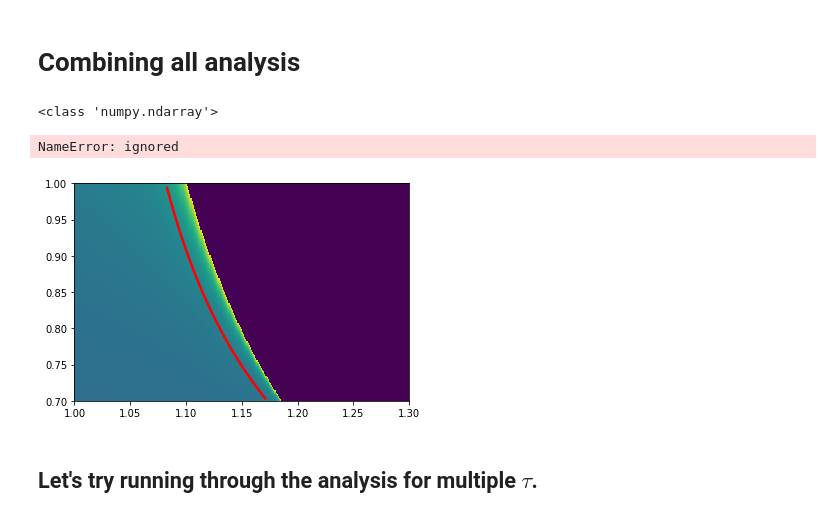
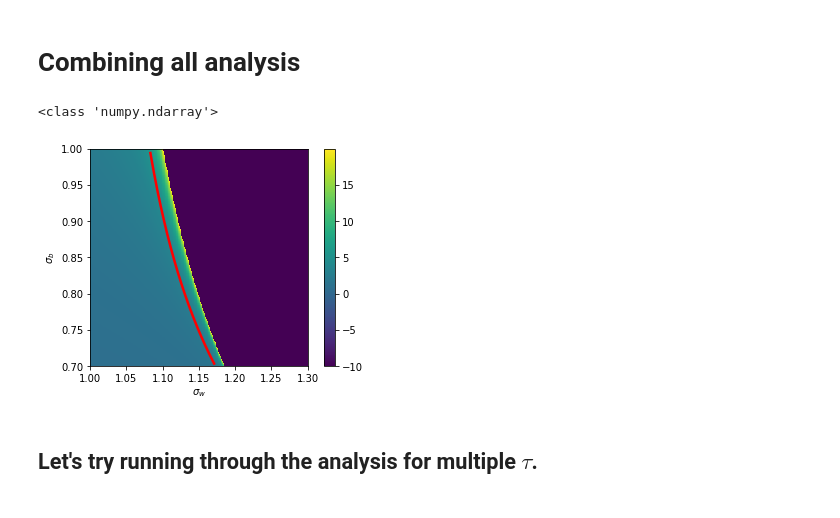
Before and after one commit to ndaultryball1/activation_sparsity, a Jupyter notebook: Deep_Learning_Simulation_WeekF06_07.ipynb, the cells around one changed output. Drawn from its saved outputs; the diff is of its cells as text; code cells hidden in the pictures.

```diff
--- a/Deep_Learning_Simulation_WeekF06_07.ipynb
+++ b/Deep_Learning_Simulation_WeekF06_07.ipynb
@@ -262,31 +266,30 @@ plt.legend(["numerical", "analytical"])
 # %%
 nx, ny = (300,300)
 x = np.linspace(1.0, 1.3, nx)
 y = np.linspace(0.7, 1.0, ny)
 xv, yv = np.meshgrid(x, y, indexing='xy')
 zss = compute_q_star(xv, yv, tau=0.5, max_steps=50, clip=20, err_val=-10)
 
 qstar_eval = np.logspace(.32, .86, 1000)
 sigma_ws_bs_analytical = get_sw_sb_from_q_star_analytical(qstar_eval)
 sigma_ws_analytical = sigma_ws_bs_analytical[0]
 sigma_bs_analytical = sigma_ws_bs_analytical[1]
 
 plt.pcolormesh(x, y, zss)
 plt.plot(sigma_ws_analytical, sigma_bs_analytical, color="red", linewidth=2.5)
-plt.plot(sigma_alt_ws_analytical, sigma_alt_bs_analytical, color="orange", linewidth=2.5)
+#plt.plot(sigma_alt_ws_analytical, sigma_alt_bs_analytical, color="orange", linewidth=2.5)
 plt.axis('scaled')
 plt.xlabel("$\sigma_w$")
 plt.ylabel("$\sigma_b$")
 plt.colorbar()
 
 # fig.subplots_adjust(right=1.2)
 # cbar_ax = fig.add_axes([0.88, 0.15, 0.04, 0.7])
 # fig.colorbar(im, cax=cbar_ax)
 plt.show()
 # %% [output]
 <class 'numpy.ndarray'>
-NameError: ignored
-[figure, old version]
+[figure, new version]
 # %% [markdown]
 ## Let's try running through the analysis for multiple $\tau$.
 # %%
```
Also changed, not shown: parts of 11 cells of this notebook.
